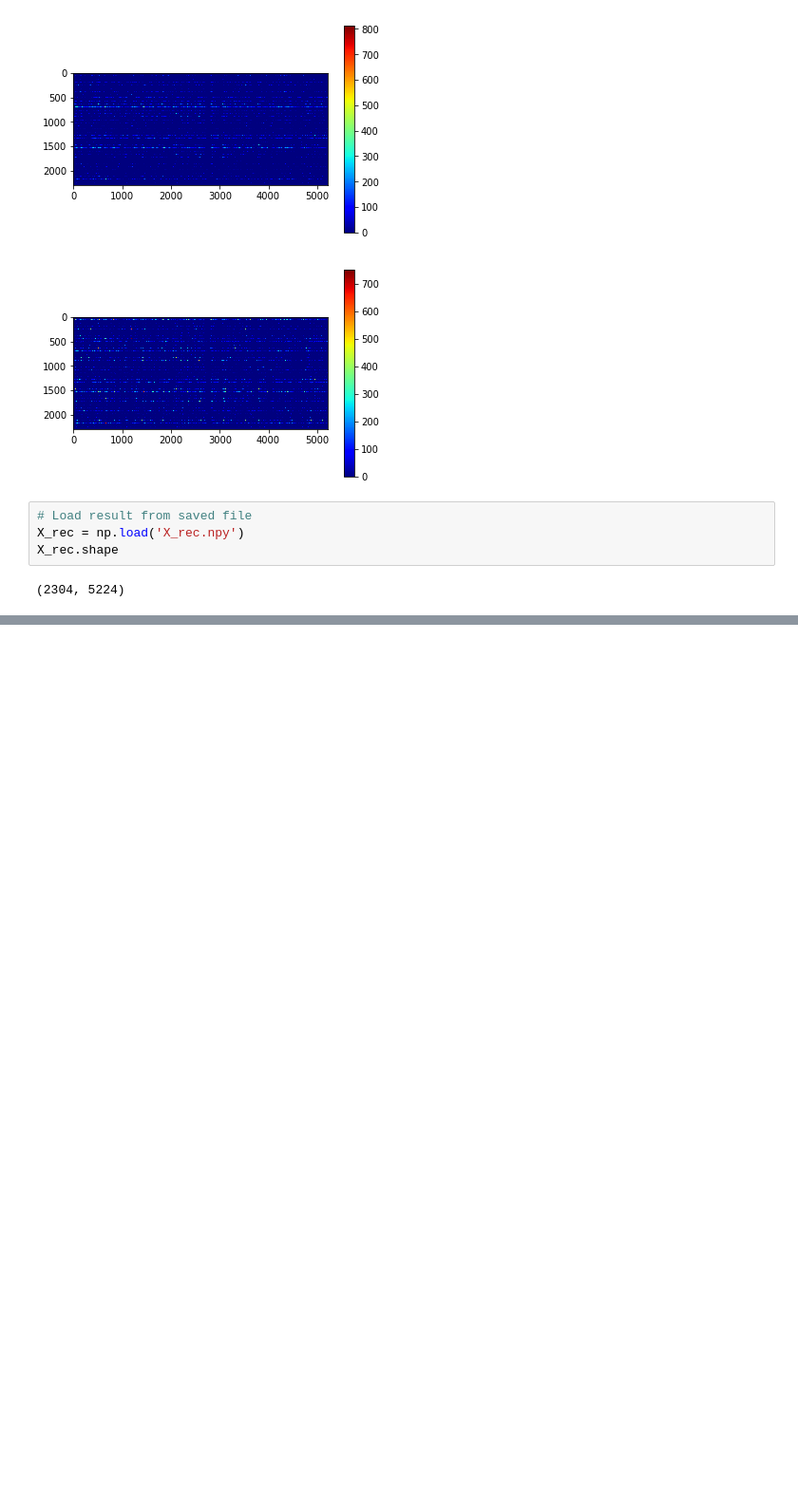
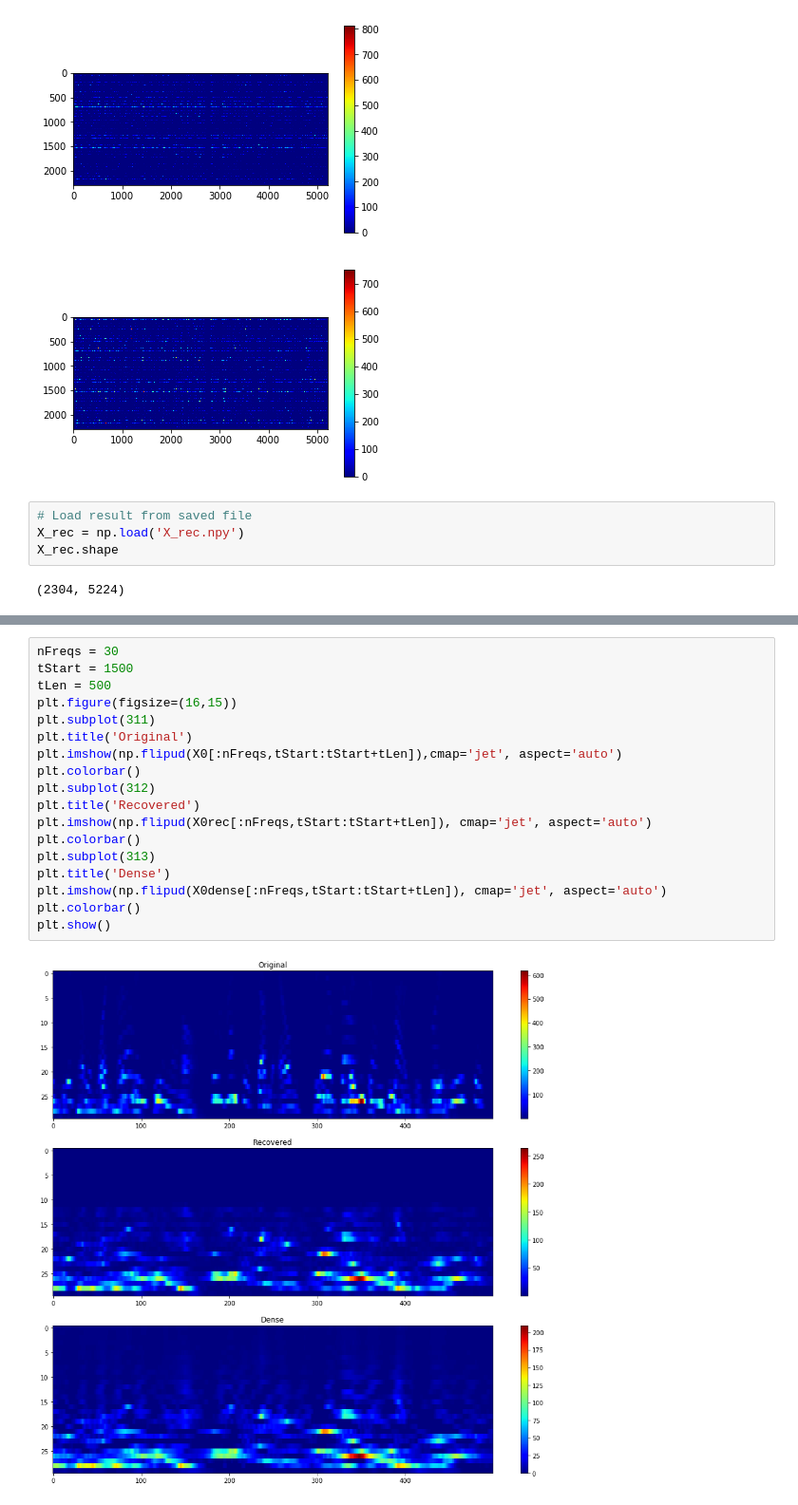
Before and after one commit to adityasinha379/Sparse-Recovery-of-Heard-Speech-Spectrogram, a Jupyter notebook: Project_as5624_vsr2119.ipynb, the cells around one changed output, grey strips where cells are left out. Shown at 95% size. Drawn from its saved outputs; the diff is of its cells as text; blank space fills up the shorter version.

```diff
--- a/Project_as5624_vsr2119.ipynb
+++ b/Project_as5624_vsr2119.ipynb
@@ -212,0 +211,20 @@ Dense Fro Loss 73845.64911699039
+# %%
+nFreqs = 30
+tStart = 1500
+tLen = 500
+plt.figure(figsize=(16,15))
+plt.subplot(311)
+plt.title('Original')
+plt.imshow(np.flipud(X0[:nFreqs,tStart:tStart+tLen]),cmap='jet', aspect='auto')
+plt.colorbar()
+plt.subplot(312)
+plt.title('Recovered')
+plt.imshow(np.flipud(X0rec[:nFreqs,tStart:tStart+tLen]), cmap='jet', aspect='auto')
+plt.colorbar()
+plt.subplot(313)
+plt.title('Dense')
+plt.imshow(np.flipud(X0dense[:nFreqs,tStart:tStart+tLen]), cmap='jet', aspect='auto')
+plt.colorbar()
+plt.show()
+# %% [output]
+[figure, added]
```
Also changed, not shown: parts of 3 cells of this notebook, 2 other files.
